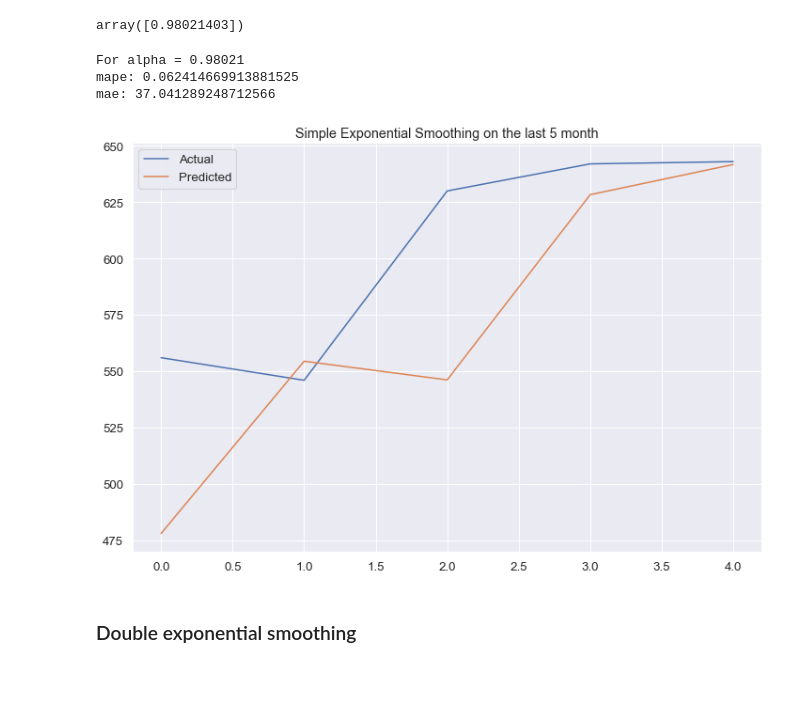
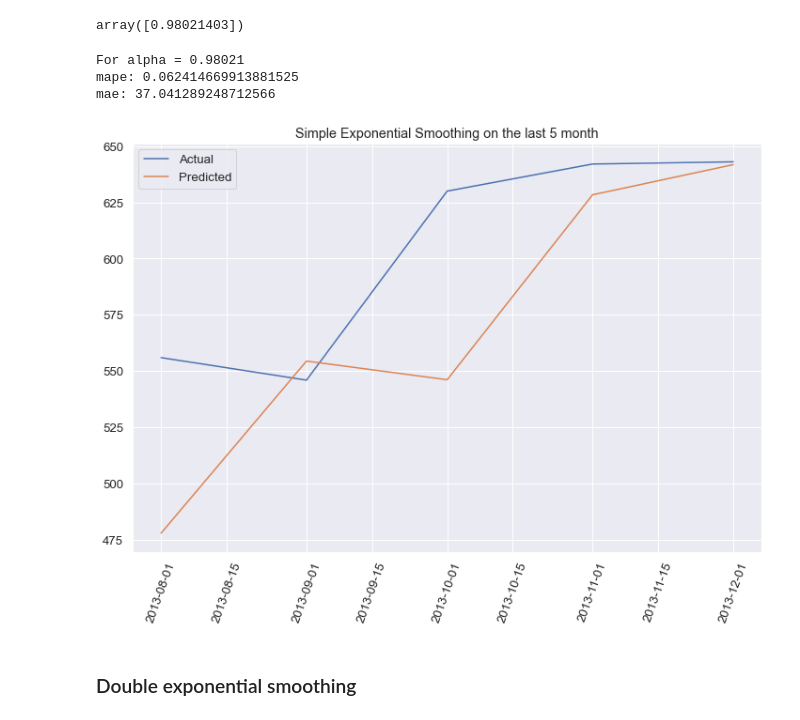
Before and after one commit to Dosann/Time-series-forecast, a Jupyter notebook: shipment_forecast.ipynb, the cells around one changed output. Cells and saved outputs as stored; diff of their text form; code cells hidden in the pictures; blank space fills up the shorter version.

Commit message:
Added tunning parameters and feature selection

```diff
--- a/shipment_forecast.ipynb
+++ b/shipment_forecast.ipynb
@@ -203,6 +205,17 @@ def exp_smooth_score(x):
 def evaluate_mape(x):
     mape_errors = exp_smooth_score(x)['mape']
     return np.mean(np.array(mape_errors))
+# %%
+def plot_results(predicted_values, title):
+    true_values = data.Shipments[-5:].index.values
+
+    plt.figure(figsize=(12,8))
+    plt.plot(true_values, true_values, label='Actual')
+    plt.plot(true_values, predicted_values, label='Predicted')
+    plt.tick_params(axis='x', rotation=70)
+    plt.legend(loc='best')
+    plt.title(title)
+    plt.show()
 # %% [markdown]
 #### Experimenting with parameters
 # %%
@@ -242,20 +255,14 @@ exp_smooth = exp_smooth_score(opt.x)
 predicted_values = exp_smooth['predicted']
 mape_score = np.mean(np.array(exp_smooth['mape']))
 mae_score = np.mean(np.array(exp_smooth['mae']))
-# %%
-print(f'For alpha = {opt.x[0]:.5f}\nmape: {mape_score}\nmae: {mae_score}\n')
-
-plt.figure(figsize=(12,8))
-plt.plot(true_values, label='Actual')
-plt.plot(predicted_values, label='Predicted')
-plt.legend(loc='best')
-plt.title('Simple Exponential Smoothing on the last 5 month')
-plt.show()
-# %% [output]
-For alpha = 0.98021
-mape: 0.062414669913881525
-mae: 37.041289248712566
-[figure, removed]
+# %%
+print(f'For alpha = {opt.x[0]:.5f}\nmape: {mape_score}\nmae: {mae_score}\n')
+plot_results(predicted_values, title='Simple Exponential Smoothing on the last 5 month')
+# %% [output]
+For alpha = 0.98021
+mape: 0.062414669913881525
+mae: 37.041289248712566
+[figure, added]
 # %% [markdown]
 ### Double exponential smoothing
 # %% [markdown]
```
Also changed, not shown: parts of 50 cells of this notebook.
